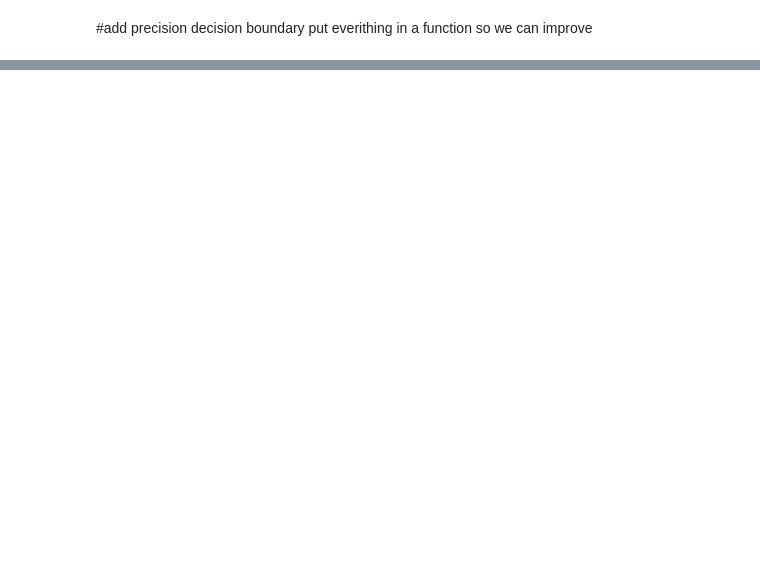
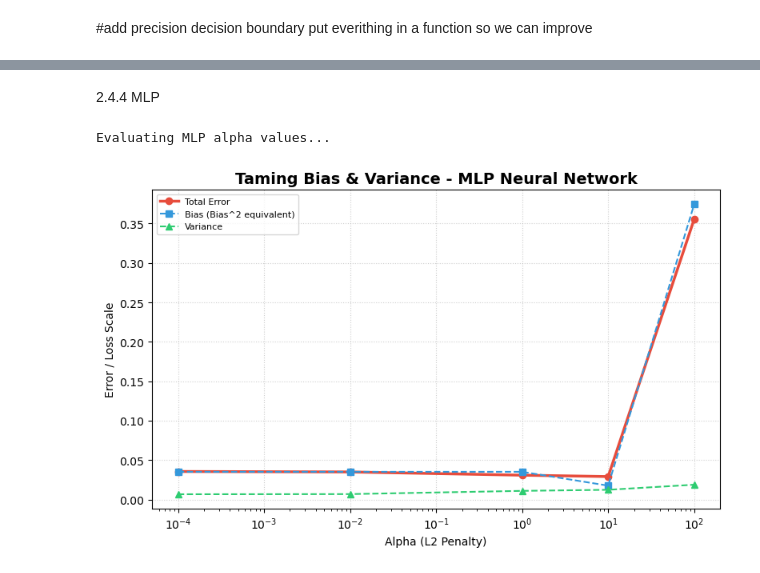
Before and after one commit to Mathis1311/Machine-Learning-project, a Jupyter notebook: project.ipynb, the cells around one changed output, grey strips where cells are left out. Saved outputs shown, nothing was run; the diff lists cells and outputs as text; code cells hidden in the pictures; blank space fills up the shorter version.

```diff
--- a/project.ipynb
+++ b/project.ipynb
@@ -507,0 +789,29 @@ put everithing in a function so we can improve
+# %% [markdown]
+2.4.4 MLP
+# %%
+def tame_mlp(X_train, X_test, y_train, y_test):
+    """
+    Evaluates a Multi-Layer Perceptron by varying the L2 regularization parameter 'alpha'.
+    """
+    # Test alpha values on a logarithmic scale (from almost no penalty to massive penalty)
+    alpha_values = [0.0001, 0.01, 1.0, 10.0, 100.0]
+    total_errors, biases, variances = [], [], []
+
+    print("Evaluating MLP alpha values...")
+    for alpha in alpha_values:
+        # Fixed architecture of 30x30 neurons to keep the capacity constant
+        model = MLPClassifier(hidden_layer_sizes=(30, 30), alpha=alpha, max_iter=1000, random_state=42)
+        err, b, v = bias_variance_decomposition(model, X_train, X_test, y_train, y_test, n_bootstraps=30)
+
+        total_errors.append(err)
+        biases.append(b)
+        variances.append(v)
+
+    # Plot the results using a log scale on the X axis
+    plot_taming_curves(alpha_values, total_errors, biases, variances, 'Alpha (L2 Penalty)', 'MLP Neural Network', log_scale=True)
+
+# Run the taming process for the MLP
+tame_mlp(X_train, X_test, y_train, y_test)
+# %% [output]
+Evaluating MLP alpha values...
+[figure, added]
```
Also changed, not shown: parts of 24 cells of this notebook.
